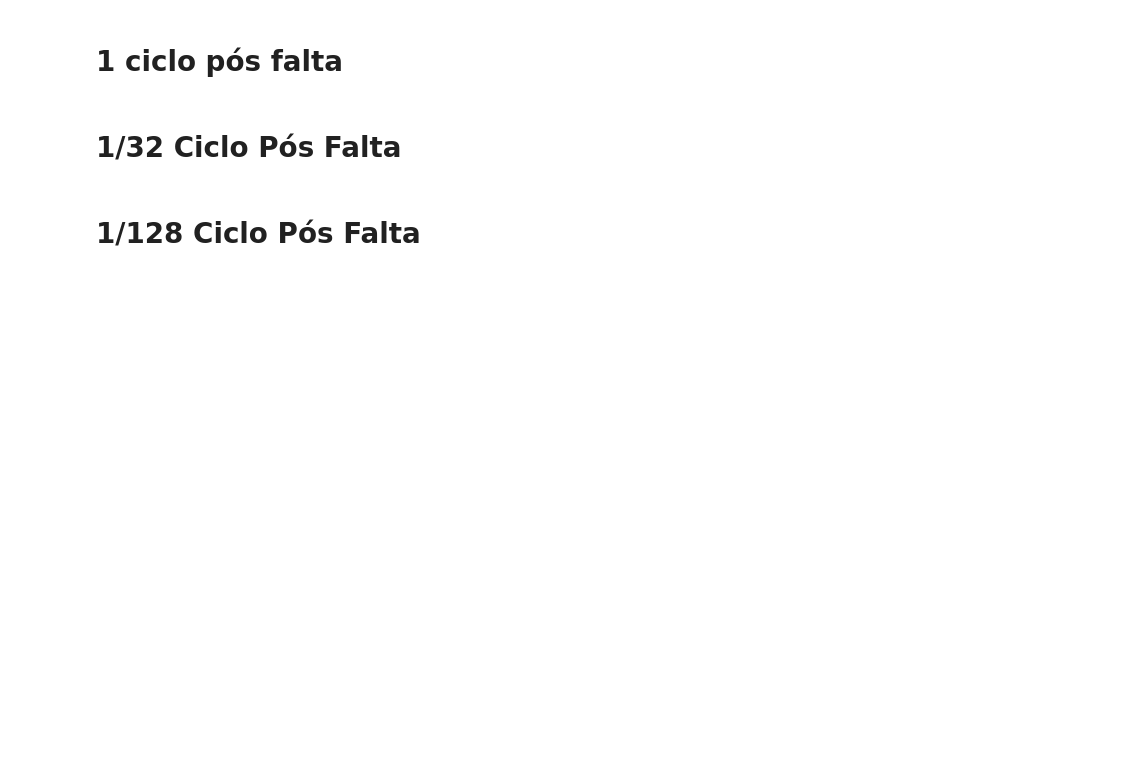
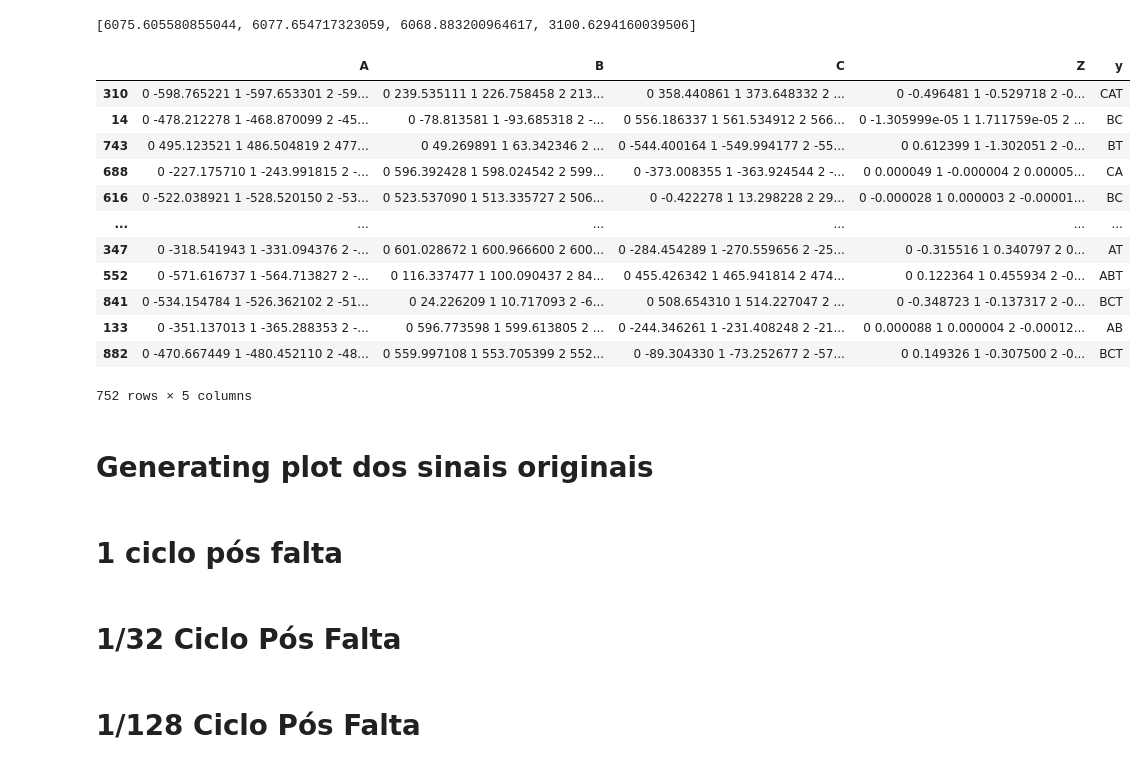
Before and after one commit to gabriel19913/fault-classification, a Jupyter notebook: final-method/tsne-data.ipynb, the cells around one changed output. Saved outputs shown, nothing was run; the diff lists cells and outputs as text; code cells hidden in the pictures; blank space fills up the shorter version.

Commit message:
Alterando plots t-sne

```diff
--- a/final-method/tsne-data.ipynb
+++ b/final-method/tsne-data.ipynb
@@ -75,0 +77,4 @@ def plot_tsne(X, n, string='', save=False):
+# %%
+cycle = ["cycle_1", "cycle_2", "cycle_4", "cycle_8", "cycle_16", "cycle_32", "cycle_64", "cycle_128"]
+features = [100, 300, 400, 400, 300, 500, 300, 700]
+cycle_features = dict(zip(cycle, features))
@@ -75,0 +118,17 @@ def plot_tsne(X, n, string='', save=False):
+# %%
+signal, cycle = 'i', 'cycle_1'
+X_train_flavio = decompress_pickle(INPUT_DATA_PATH + f'folds/{signal}/{cycle}/X_train')
+y_train_flavio = decompress_pickle(INPUT_DATA_PATH + f'folds/{signal}/{cycle}/y_train')
+X_val_flavio = decompress_pickle(INPUT_DATA_PATH + f'folds/{signal}/{cycle}/X_val')
+y_val_flavio = decompress_pickle(INPUT_DATA_PATH + f'folds/{signal}/{cycle}/y_val')
+
+X_train_robson = decompress_pickle(INPUT_DATA_PATH + f'folds-robson/{signal}/{cycle}/X_train')
+y_train_robson = decompress_pickle(INPUT_DATA_PATH + f'folds-robson/{signal}/{cycle}/y_train')
+X_val_robson = decompress_pickle(INPUT_DATA_PATH + f'folds-robson/{signal}/{cycle}/X_val')
+y_val_robson = decompress_pickle(INPUT_DATA_PATH + f'folds-robson/{signal}/{cycle}/y_val')
+
+# X_train = pd.concat([X_train_flavio, X_train_robson]).reset_index(drop=True)
+# y_train = np.concatenate([y_train_flavio, y_train_robson])
+# X_val = pd.concat([X_val_flavio, X_val_robson]).reset_index(drop=True)
+# y_val = np.concatenate([y_val_flavio, y_val_robson])
+# feat_cols = list(X_train_flavio.columns)
@@ -76,3 +159,38 @@ def plot_tsne(X, n, string='', save=False):
+# %%
+signal = 'i'
+cycle = 'cycle_1'
+X_train_flavio, X_train_robson, _, feat_cols = open_tabular_data(signal, cycle)
+
+X_train_flavio['y_set'] = 'dataset 1'
+X_train_robson['y_set'] = 'dataset 2'
+
+plot_tsne(X_train_flavio, 2, '1')
+# %%
+X_train_flavio['y'] = y_train_flavio
+X_train_robson['y'] = y_train_robson
+X_train['y'] = y_train
+# %%
+max_values_cycle_1
+# %% [output]
+[6075.605580855044, 6077.654717323059, 6068.883200964617, 3100.6294160039506]
+# %%
+X_train_flavio
+# %% [output]
+|  | A | B | C | Z | y |
+| 310 | 0 -598.765221 1 -597.653301 2 -59... | 0 239.535111 1 226.758458 2 213... | 0 358.440861 1 373.648332 2 ... | 0 -0.496481 1 -0.529718 2 -0... | CAT |
+| 14 | 0 -478.212278 1 -468.870099 2 -45... | 0 -78.813581 1 -93.685318 2 -... | 0 556.186337 1 561.534912 2 566... | 0 -1.305999e-05 1 1.711759e-05 2 ... | BC |
+| 743 | 0 495.123521 1 486.504819 2 477... | 0 49.269891 1 63.342346 2 ... | 0 -544.400164 1 -549.994177 2 -55... | 0 0.612399 1 -1.302051 2 -0... | BT |
+| 688 | 0 -227.175710 1 -243.991815 2 -... | 0 596.392428 1 598.024542 2 599... | 0 -373.008355 1 -363.924544 2 -... | 0 0.000049 1 -0.000004 2 0.00005... | CA |
+| 616 | 0 -522.038921 1 -528.520150 2 -53... | 0 523.537090 1 513.335727 2 506... | 0 -0.422278 1 13.298228 2 29... | 0 -0.000028 1 0.000003 2 -0.00001... | BC |
+| ... | ... | ... | ... | ... | ... |
+| 347 | 0 -318.541943 1 -331.094376 2 -... | 0 601.028672 1 600.966600 2 600... | 0 -284.454289 1 -270.559656 2 -25... | 0 -0.315516 1 0.340797 2 0... | AT |
+| 552 | 0 -571.616737 1 -564.713827 2 -... | 0 116.337477 1 100.090437 2 84... | 0 455.426342 1 465.941814 2 474... | 0 0.122364 1 0.455934 2 -0... | ABT |
+| 841 | 0 -534.154784 1 -526.362102 2 -51... | 0 24.226209 1 10.717093 2 -6... | 0 508.654310 1 514.227047 2 ... | 0 -0.348723 1 -0.137317 2 -0... | BCT |
+| 133 | 0 -351.137013 1 -365.288353 2 -... | 0 596.773598 1 599.613805 2 ... | 0 -244.346261 1 -231.408248 2 -21... | 0 0.000088 1 0.000004 2 -0.00012... | AB |
+| 882 | 0 -470.667449 1 -480.452110 2 -48... | 0 559.997108 1 553.705399 2 552... | 0 -89.304330 1 -73.252677 2 -57... | 0 0.149326 1 -0.307500 2 -0... | BCT |
+752 rows × 5 columns
+# %% [markdown]
+# Generating plot dos sinais originais
 # %%
 cycles = ['1', '1/2', '1/4', '1/8', '1/16', '1/32', '1/64', '1/128']
 signal = 'i'
```
Also changed, not shown: parts of 9 cells of this notebook, 17 other files.
